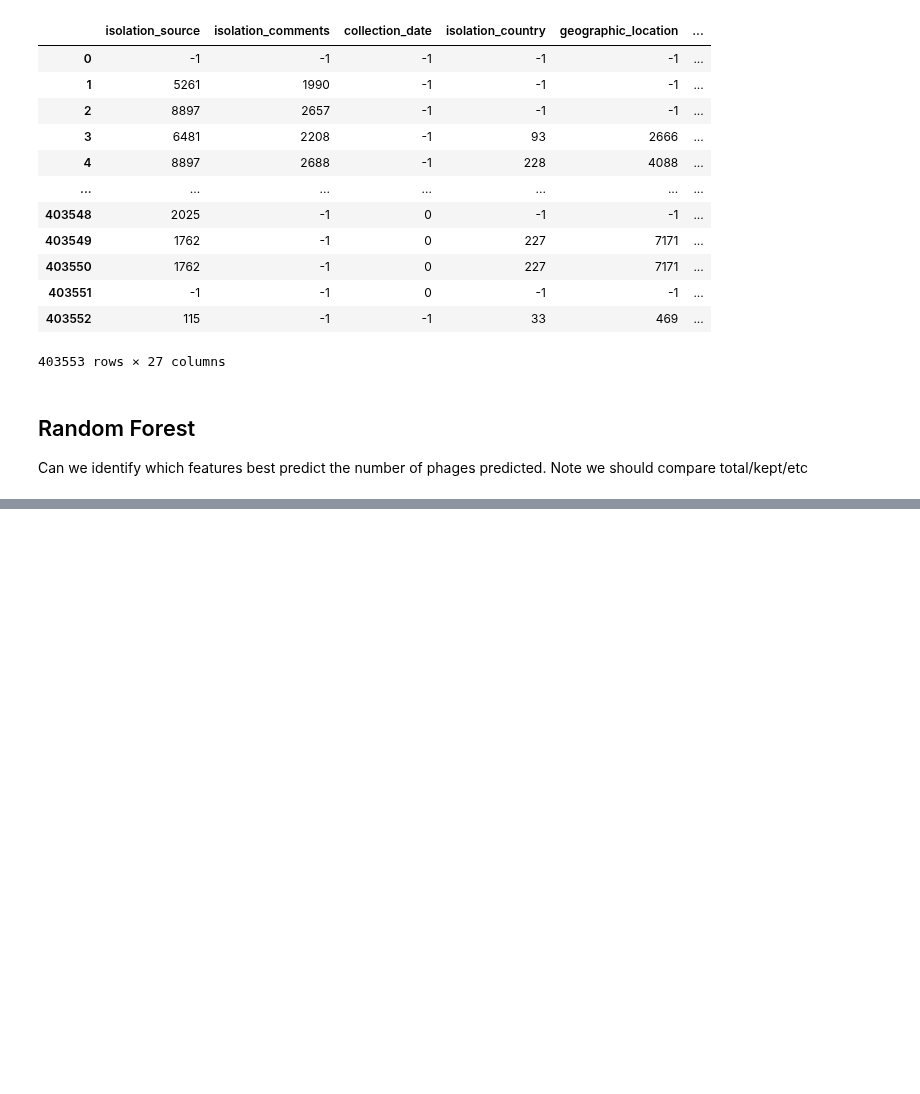
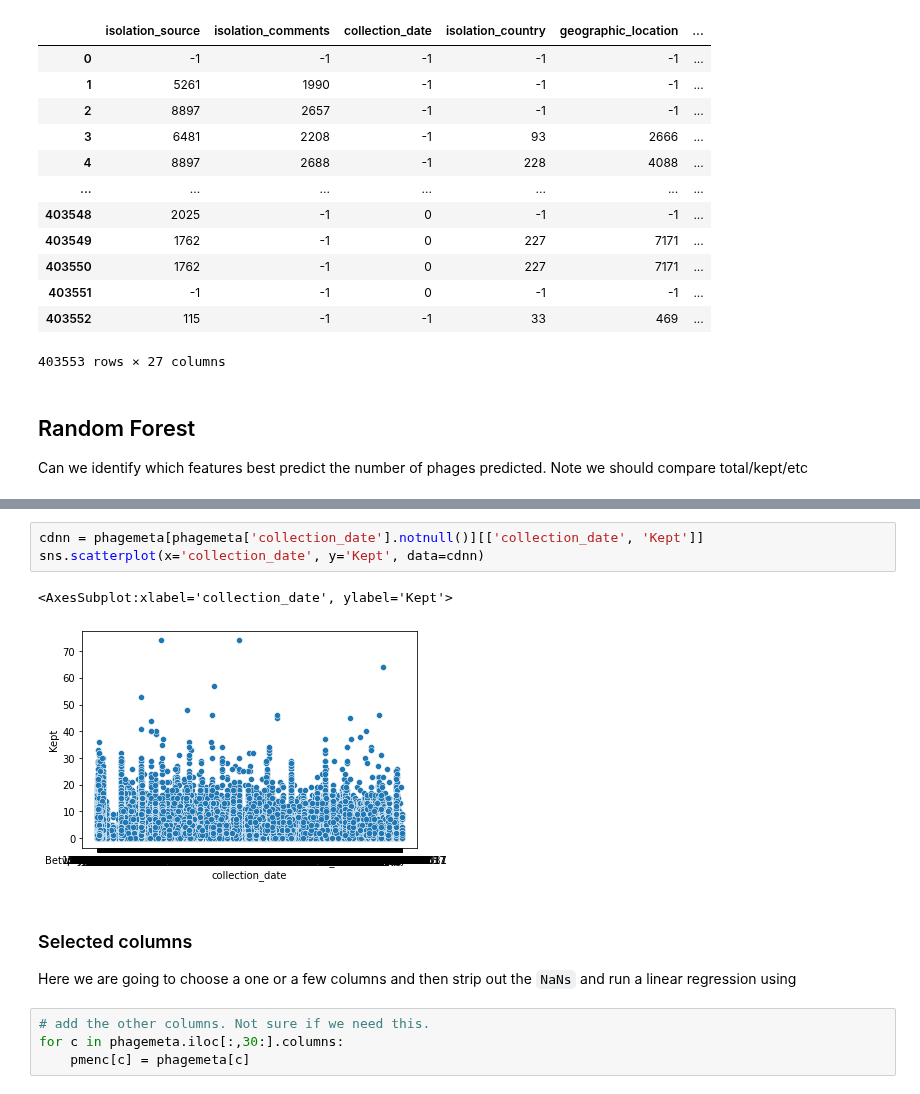
Before and after one commit to linsalrob/PhispyAnalysis, a Jupyter notebook: DataAnalysis/RAST sources.ipynb, the cells around one changed output, grey strips where cells are left out. Drawn from its saved outputs; the diff is of its cells as text; blank space fills up the shorter version.

```diff
--- a/DataAnalysis/RAST sources.ipynb
+++ b/DataAnalysis/RAST sources.ipynb
@@ -217,3 +582,17 @@ Can we identify which features best predict the number of phages predicted. Note
+# %%
+cdnn = phagemeta[phagemeta['collection_date'].notnull()][['collection_date', 'Kept']]
+sns.scatterplot(x='collection_date', y='Kept', data=cdnn)
+# %% [output]
+<AxesSubplot:xlabel='collection_date', ylabel='Kept'>
+[figure, added]
+# %% [markdown]
+### Selected columns
+
+Here we are going to choose a one or a few columns and then strip out the `NaNs` and run a linear regression using
+# %%
+# add the other columns. Not sure if we need this.
+for c in phagemeta.iloc[:,30:].columns:
+    pmenc[c] = phagemeta[c]
 # %%
 # which data frame are we going to use here.
 # df = scdnonzero
```
Also changed, not shown: parts of 24 cells of this notebook.
